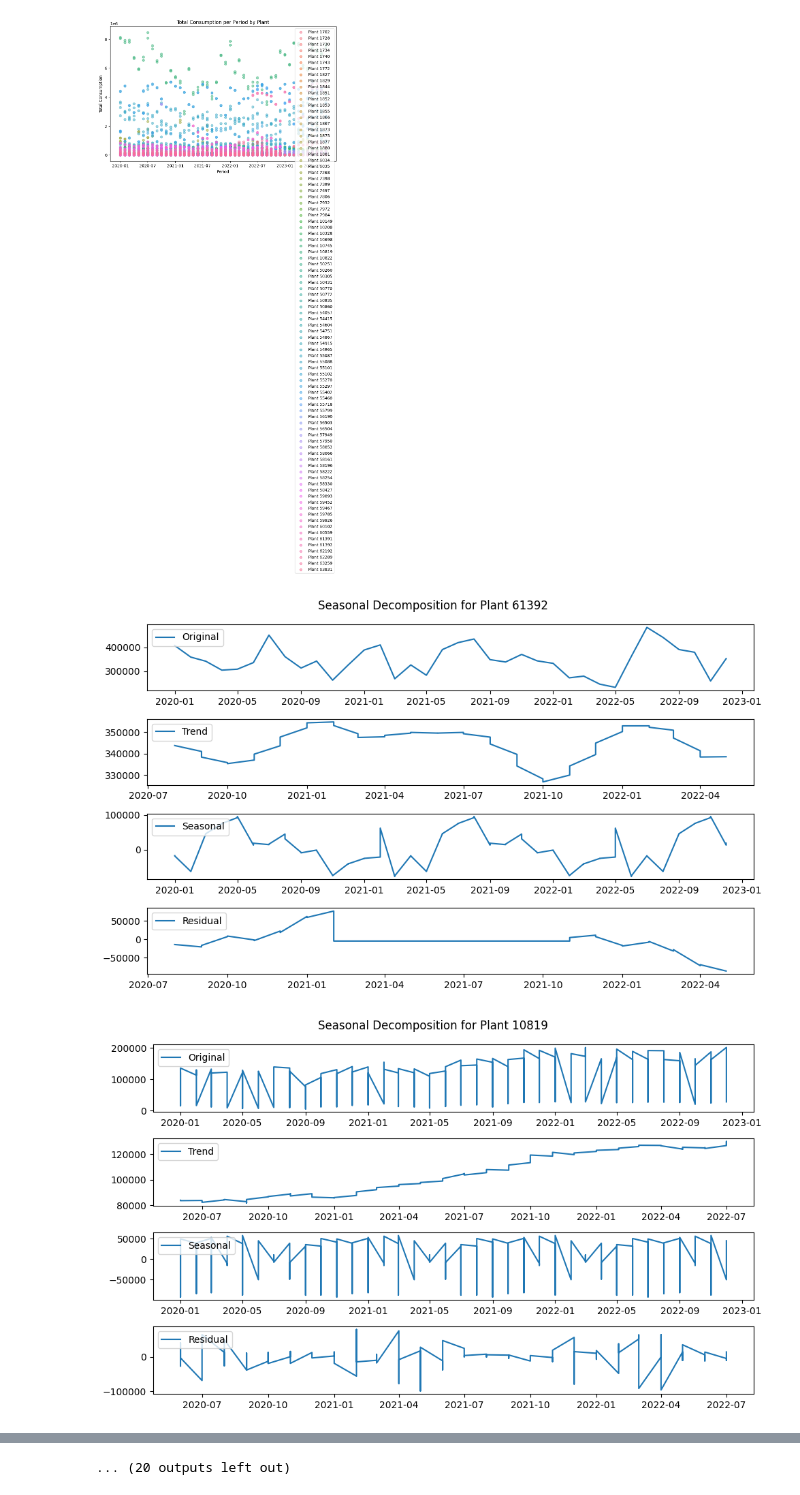
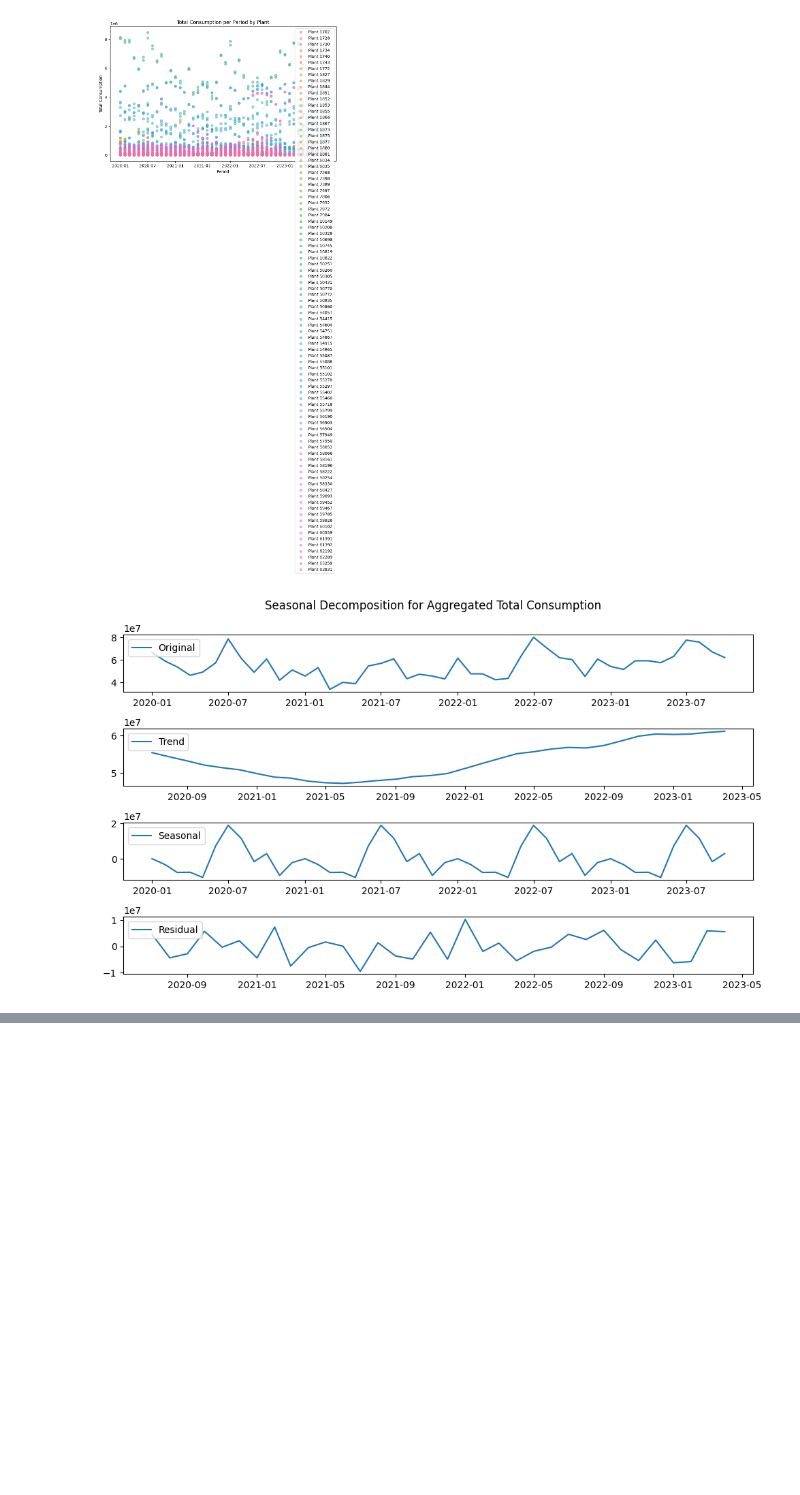
Before and after one commit to nblakkanesser/MADS_Milestone2, a Jupyter notebook: Analysis.ipynb, the cells around one changed output, grey strips where cells are left out. Saved outputs shown, nothing was run; the diff lists cells and outputs as text; code cells hidden in the pictures; blank space fills up the shorter version.

Commit message:
aggregated to state level

```diff
--- a/Analysis.ipynb
+++ b/Analysis.ipynb
@@ -40,49 +42,38 @@ plt.show()
 # %% [output]
 [figure]
 # %%
-# List of unique plant codes
-plant_codes = data['plantCode'].unique()
+data['period'] = pd.to_datetime(data['period'])
 
-data = data[data['period'] >= '2020-01-01']
 
-# Perform seasonal decomposition for each plant
-for plant_code in plant_codes:
-    plant_data = data[data['plantCode'] == plant_code][['period','total-consumption']]
+aggregated_data = data.groupby('period')['total-consumption'].sum().reset_index()
+aggregated_data.set_index('period', inplace=True)
+result = seasonal_decompose(aggregated_data['total-consumption'], model='additive', period=12)
 
-    # Set 'period' as index for time series data
 
-    plant_data['period'] = pd.to_datetime(plant_data['period'])
-    plant_data.set_index('period', inplace=True)
+trend = result.trend
+seasonal = result.seasonal
+residual = result.resid
 
-    # Run seasonal decomposition
-    result = seasonal_decompose(plant_data, model='additive', period=30)
+# Plot the decomposed components for aggregated total consumption
+plt.figure(figsize=(10, 6))
+plt.subplot(4, 1, 1)
+plt.plot(aggregated_data['total-consumption'], label='Original')
+plt.legend(loc='upper left')
 
-    # Access the decomposed components
-    trend = result.trend
-    seasonal = result.seasonal
-    residual = result.resid
+plt.subplot(4, 1, 2)
+plt.plot(trend, label='Trend')
+plt.legend(loc='upper left')
 
-    # Plot the decomposed components for each plant
-    plt.figure(figsize=(10, 6))
-    plt.subplot(4, 1, 1)
-    plt.plot(plant_data['total-consumption'], label='Original')
-    plt.legend(loc='upper left')
+plt.subplot(4, 1, 3)
+plt.plot(seasonal, label='Seasonal')
+plt.legend(loc='upper left')
 
-    plt.subplot(4, 1, 2)
-    plt.plot(trend, label='Trend')
-    plt.legend(loc='upper left')
+plt.subplot(4, 1, 4)
+plt.plot(residual, label='Residual')
+plt.legend(loc='upper left')
 
-    plt.subplot(4, 1, 3)
-    plt.plot(seasonal, label='Seasonal')
-    plt.legend(loc='upper left')
-
-    plt.subplot(4, 1, 4)
-    plt.plot(residual, label='Residual')
-    plt.legend(loc='upper left')
-
-    plt.suptitle(f"Seasonal Decomposition for Plant {plant_code}")
-    plt.tight_layout()
-    plt.show()
+plt.suptitle("Seasonal Decomposition for Aggregated Total Consumption")
+plt.tight_layout()
+plt.show()
 # %% [output]
-[figure, old version]
+[figure, new version]
-[figure, removed]
@@ -99,4 +80,3 @@ for plant_code in plant_codes:
-... (20 outputs left out)
 # %%
 from sklearn.preprocessing import PolynomialFeatures
 from sklearn.linear_model import LinearRegression
```
Also changed, not shown: parts of 2 cells of this notebook.
